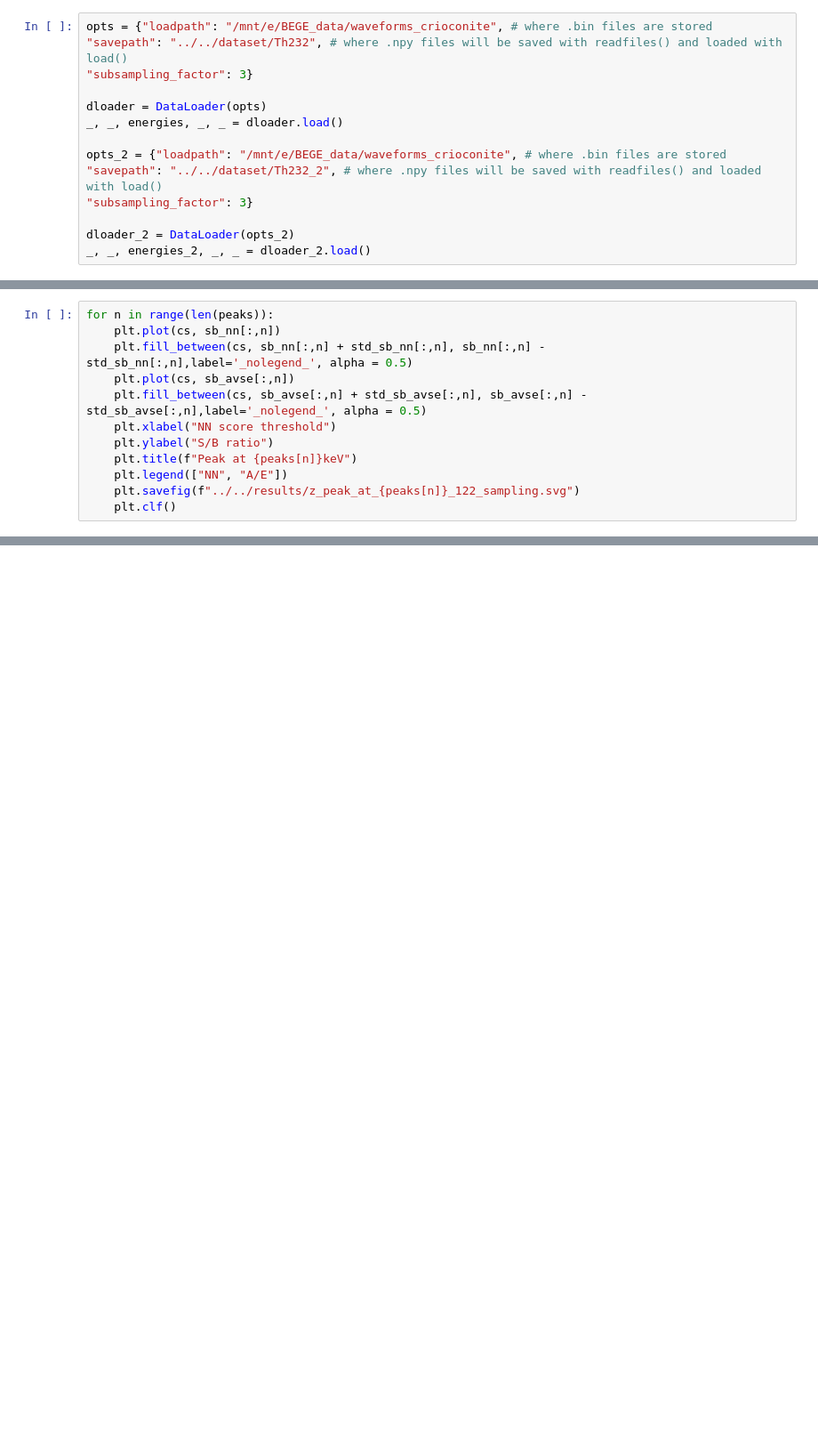
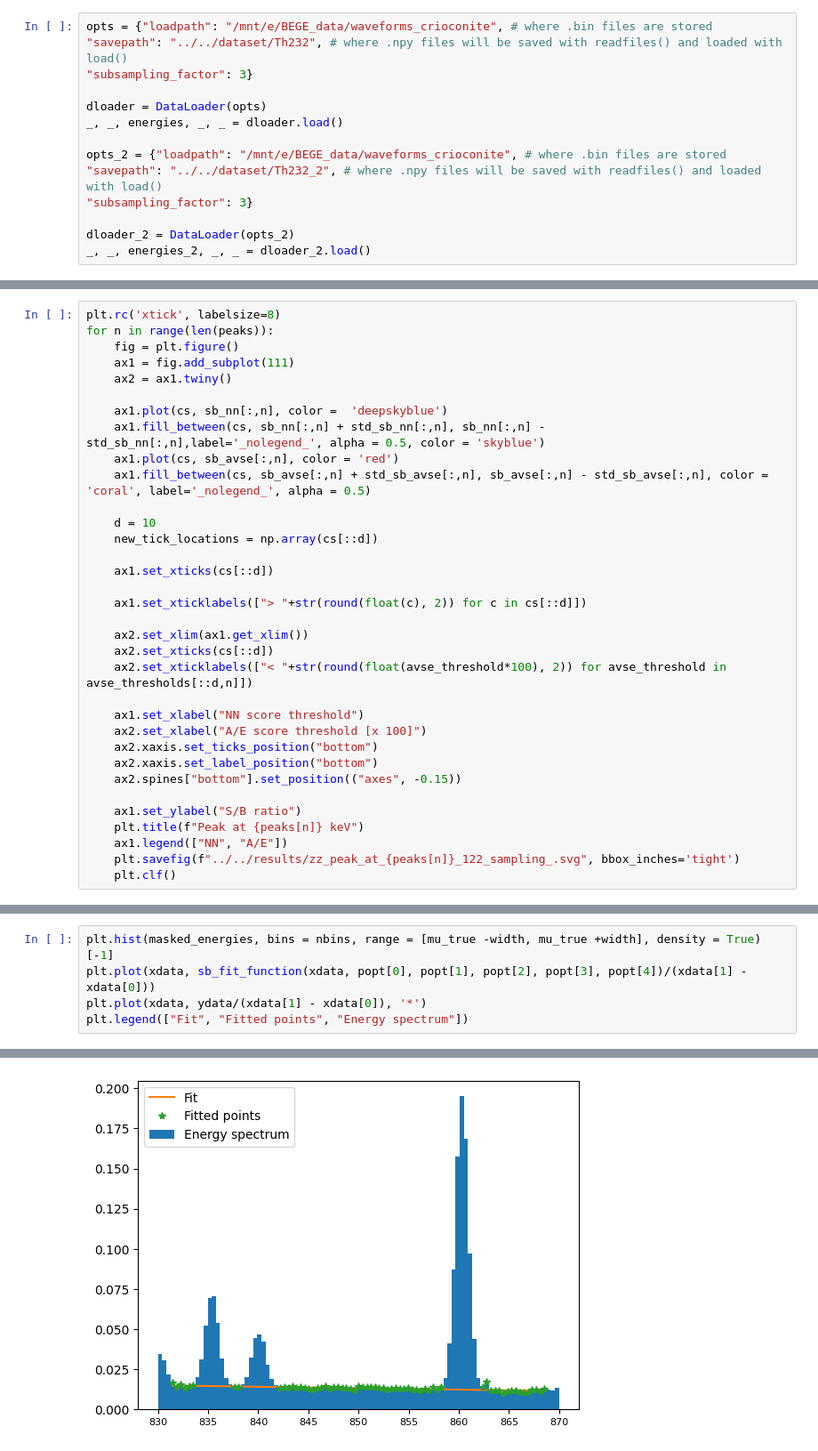
Before and after one commit to giachero/BEGepro, a Jupyter notebook: notebooks/sb_comparison_analysis.ipynb, the cells around one changed output, grey strips where cells are left out. Shown at 89% size. Drawn from its saved outputs; the diff is of its cells as text; blank space fills up the shorter version.

```diff
--- a/notebooks/sb_comparison_analysis.ipynb
+++ b/notebooks/sb_comparison_analysis.ipynb
@@ -54,14 +67,36 @@ Estimating S/B for peak at 2177 keV
 # %%
+plt.rc('xtick', labelsize=8)
 for n in range(len(peaks)):
-    plt.plot(cs, sb_nn[:,n])
-    plt.fill_between(cs, sb_nn[:,n] + std_sb_nn[:,n], sb_nn[:,n] - std_sb_nn[:,n],label='_nolegend_', alpha = 0.5)
-    plt.plot(cs, sb_avse[:,n])
-    plt.fill_between(cs, sb_avse[:,n] + std_sb_avse[:,n], sb_avse[:,n] - std_sb_avse[:,n],label='_nolegend_', alpha = 0.5)
-    plt.xlabel("NN score threshold")
-    plt.ylabel("S/B ratio")
-    plt.title(f"Peak at {peaks[n]}keV")
-    plt.legend(["NN", "A/E"])
-    plt.savefig(f"../../results/z_peak_at_{peaks[n]}_122_sampling.svg")
+    fig = plt.figure()
+    ax1 = fig.add_subplot(111)
+    ax2 = ax1.twiny()
+
+    ax1.plot(cs, sb_nn[:,n], color =  'deepskyblue')
+    ax1.fill_between(cs, sb_nn[:,n] + std_sb_nn[:,n], sb_nn[:,n] - std_sb_nn[:,n],label='_nolegend_', alpha = 0.5, color = 'skyblue')
+    ax1.plot(cs, sb_avse[:,n], color = 'red')
+    ax1.fill_between(cs, sb_avse[:,n] + std_sb_avse[:,n], sb_avse[:,n] - std_sb_avse[:,n], color = 'coral', label='_nolegend_', alpha = 0.5)
+
+    d = 10
+    new_tick_locations = np.array(cs[::d])
+
+    ax1.set_xticks(cs[::d])
+
+    ax1.set_xticklabels(["> "+str(round(float(c), 2)) for c in cs[::d]])
+
+    ax2.set_xlim(ax1.get_xlim())
+    ax2.set_xticks(cs[::d])
+    ax2.set_xticklabels(["< "+str(round(float(avse_threshold*100), 2)) for avse_threshold in avse_thresholds[::d,n]])
+
+    ax1.set_xlabel("NN score threshold")
+    ax2.set_xlabel("A/E score threshold [x 100]")
+    ax2.xaxis.set_ticks_position("bottom")
+    ax2.xaxis.set_label_position("bottom")
+    ax2.spines["bottom"].set_position(("axes", -0.15))
+
+    ax1.set_ylabel("S/B ratio")
+    plt.title(f"Peak at {peaks[n]} keV")
+    ax1.legend(["NN", "A/E"])
+    plt.savefig(f"../../results/zz_peak_at_{peaks[n]}_122_sampling_.svg", bbox_inches='tight')
     plt.clf()
 # %% [output]
 <Figure size 640x480 with 0 Axes>
@@ -67,0 +177,6 @@ for n in range(len(peaks)):
+# %%
+plt.hist(masked_energies, bins = nbins, range = [mu_true -width, mu_true +width], density = True)[-1]
+plt.plot(xdata, sb_fit_function(xdata, popt[0], popt[1], popt[2], popt[3], popt[4])/(xdata[1] - xdata[0]))
+plt.plot(xdata, ydata/(xdata[1] - xdata[0]), '*')
+plt.legend(["Fit", "Fitted points", "Energy spectrum"])
+# %% [output]
@@ -67,0 +184 @@ for n in range(len(peaks)):
+[figure, added]
```
Also changed, not shown: parts of 12 cells of this notebook, 8 other files.
